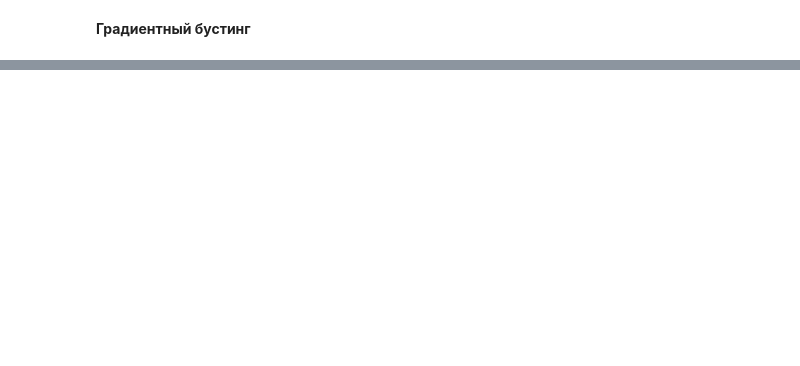
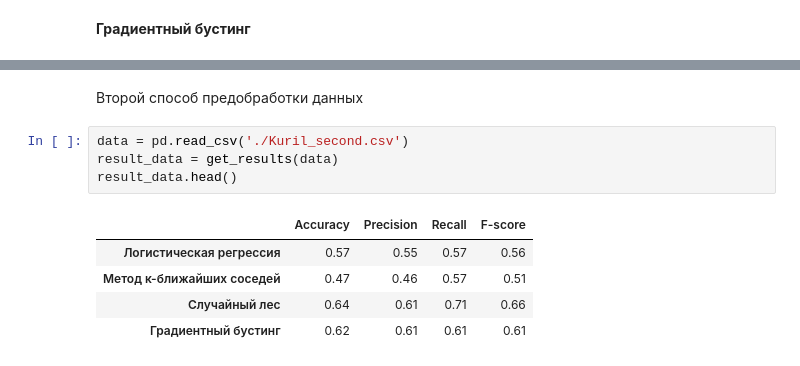
Before and after one commit to ivannfd/diploma, a Jupyter notebook: scripts/earthquake_prediction.ipynb, the cells around one changed output, grey strips where cells are left out. Drawn from its saved outputs; the diff is of its cells as text; blank space fills up the shorter version.

```diff
--- a/scripts/earthquake_prediction.ipynb
+++ b/scripts/earthquake_prediction.ipynb
@@ -114,0 +185,12 @@ f1 = 0.71
+# %% [markdown]
+Второй способ предобработки данных
+# %%
+data = pd.read_csv('./Kuril_second.csv')
+result_data = get_results(data)
+result_data.head()
+# %% [output]
+|  | Accuracy | Precision | Recall | F-score |
+| Логистическая регрессия | 0.57 | 0.55 | 0.57 | 0.56 |
+| Метод к-ближайших соседей | 0.47 | 0.46 | 0.57 | 0.51 |
+| Случайный лес | 0.64 | 0.61 | 0.71 | 0.66 |
+| Градиентный бустинг | 0.62 | 0.61 | 0.61 | 0.61 |
```
Also changed, not shown: parts of 41 cells of this notebook, 1 other file.
